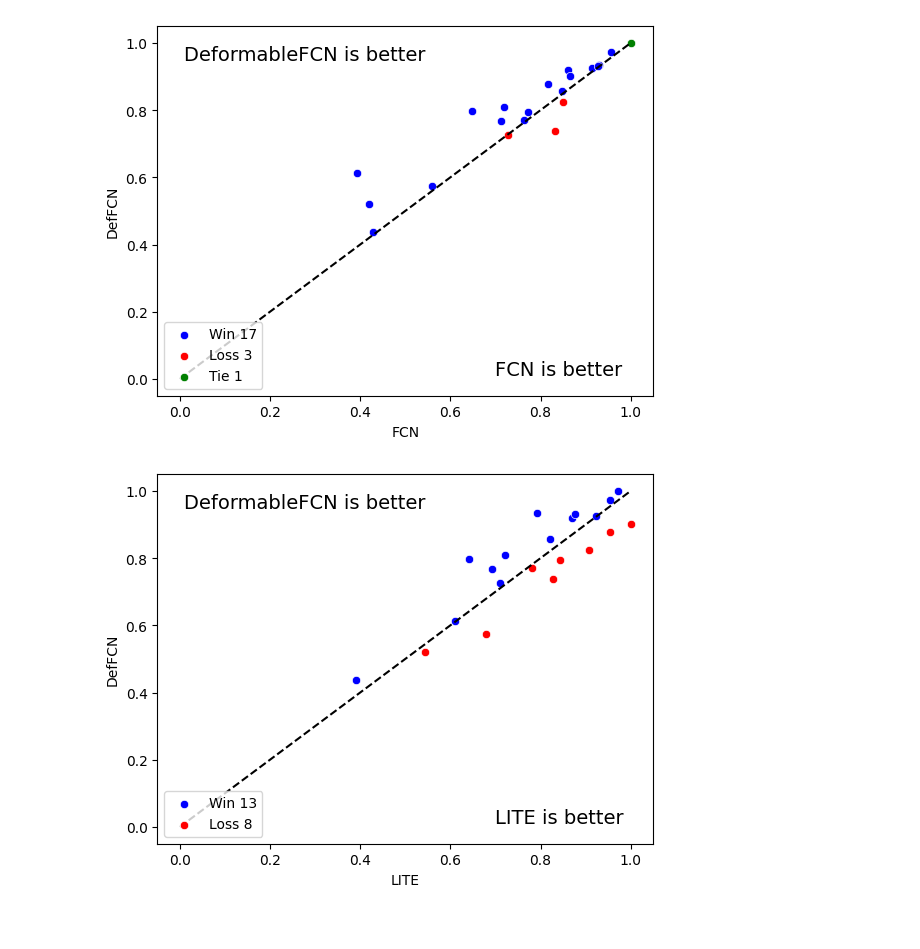
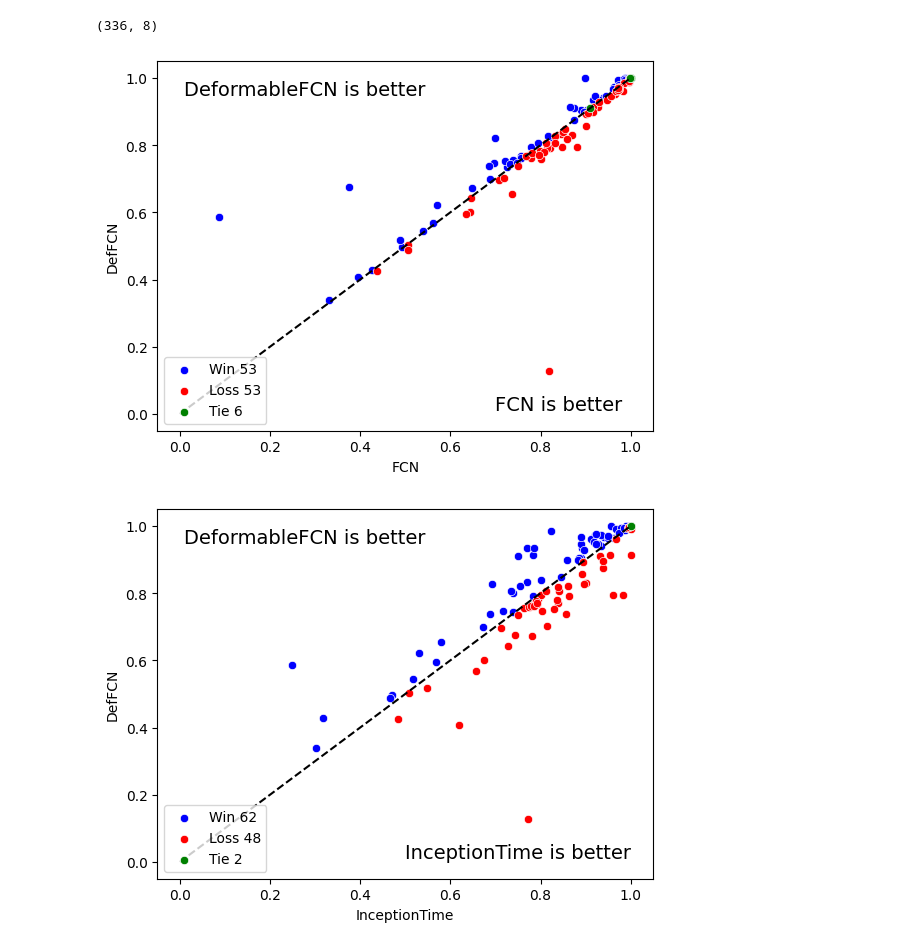
Before and after one commit to jose-gilberto/defconv_time_series, a Jupyter notebook: notebooks/subsets_results.ipynb, the cells around one changed output. Cells and saved outputs as stored; diff of their text form; code cells hidden in the pictures.

Commit message:
feat: deformable convolution results

```diff
--- a/notebooks/subsets_results.ipynb
+++ b/notebooks/subsets_results.ipynb
@@ -22,0 +6,7 @@ subset_results
+# %%
+deformable_results = pd.read_csv('../results/deffcn.csv')
+fcn_results = pd.read_csv('../results/fcn.csv')
+inception_results = pd.read_csv('../results/inceptiontime.csv')
+# %%
+results = pd.concat([deformable_results, fcn_results, inception_results])
+results.head()
@@ -23,3 +20,8 @@ subset_results
+# %%
+grouped_results = results.groupby(by=['model', 'dataset'], as_index=False).mean()
+grouped_results.shape
+# %% [output]
+(336, 8)
 # %%
 def set_color(acc1, acc2):
     colors = []
@@ -32,8 +34,8 @@ def set_color(acc1, acc2):
             colors.append('green')
     return colors
 # %%
-fcn_acc = subset_results.query(f'model == "fcn"').sort_values(by='dataset').acc.values
-def_fcn_acc = subset_results.query(f'model == "deffcn"').sort_values(by='dataset').acc.values
+fcn_acc = grouped_results.query(f'model == "fcn"').sort_values(by='dataset').acc.values
+def_fcn_acc = grouped_results.query(f'model == "deffcn"').sort_values(by='dataset').acc.values
 
 sns.scatterplot(
     x=fcn_acc[fcn_acc < def_fcn_acc],
@@ -68,41 +70,41 @@ plt.legend(loc='lower left')
 
 plt.show()
 # %% [output]
-[figure, old version]
+[figure, new version]
 # %%
-lite_acc = subset_results.query(f'model == "lite"').sort_values(by='dataset').acc.values
-def_fcn_acc = subset_results.query(f'model == "deffcn"').sort_values(by='dataset').acc.values
+lite_acc = grouped_results.query(f'model == "inceptiontime"').sort_values(by='dataset').acc.values
+def_fcn_acc = grouped_results.query(f'model == "deffcn"').sort_values(by='dataset').acc.values
 
 sns.scatterplot(
     x=lite_acc[lite_acc < def_fcn_acc],
     y=def_fcn_acc[lite_acc < def_fcn_acc],
     color='blue',
     label=f'Win {len(def_fcn_acc[lite_acc < def_fcn_acc])}'
 )
 
 sns.scatterplot(
     x=lite_acc[lite_acc > def_fcn_acc],
     y=def_fcn_acc[lite_acc > def_fcn_acc],
     color='red',
     label=f'Loss {len(def_fcn_acc[lite_acc > def_fcn_acc])}'
 )
 
 sns.scatterplot(
     x=lite_acc[lite_acc == def_fcn_acc],
     y=def_fcn_acc[lite_acc == def_fcn_acc],
     color='green',
     label=f'Tie {len(def_fcn_acc[lite_acc == def_fcn_acc])}'
 )
 
 plt.plot(list(np.arange(0, 1.1, 0.1)), list(np.arange(0, 1.1, 0.1)), color='black', linestyle='dashed')
 
-plt.xlabel('LITE')
+plt.xlabel('InceptionTime')
 plt.ylabel('DefFCN')
 
-plt.text(0.7, 0.01, 'LITE is better', fontdict={'size': 14})
+plt.text(0.5, 0.01, 'InceptionTime is better', fontdict={'size': 14})
 plt.text(0.01, 0.95, 'DeformableFCN is better', fontdict={'size': 14})
 
 plt.legend(loc='lower left')
 plt.show()
 # %% [output]
-[figure, old version]
+[figure, new version]
```
Also changed, not shown: parts of 4 cells of this notebook, 11 other files.
